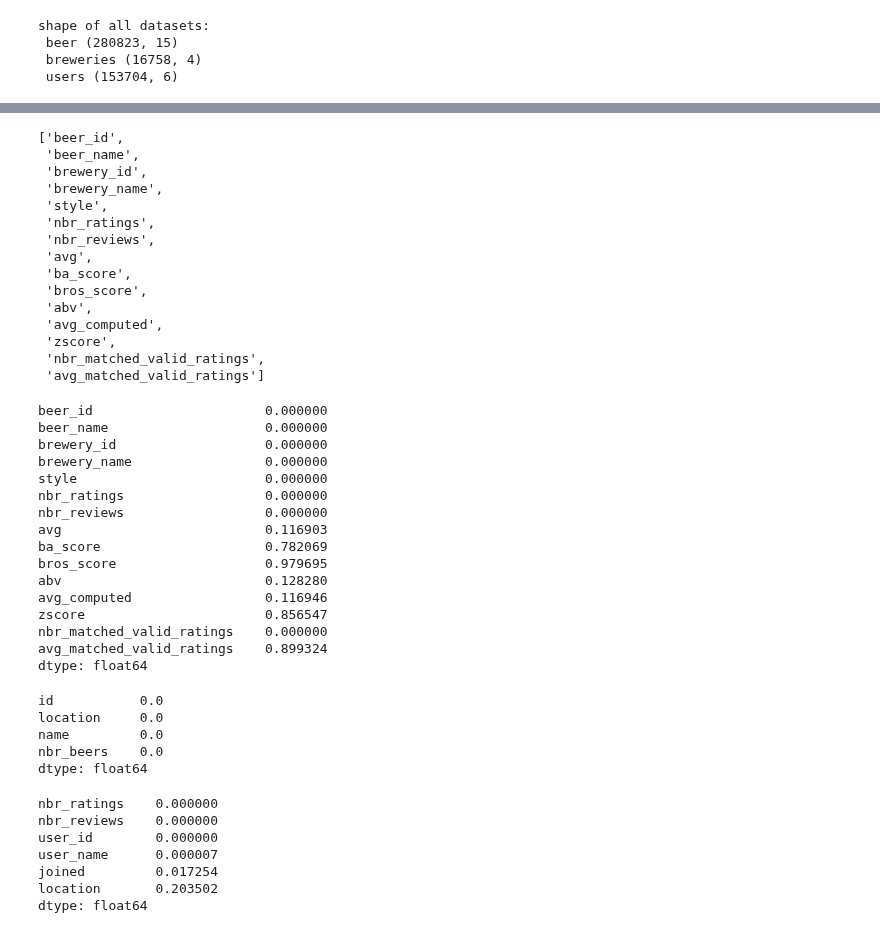
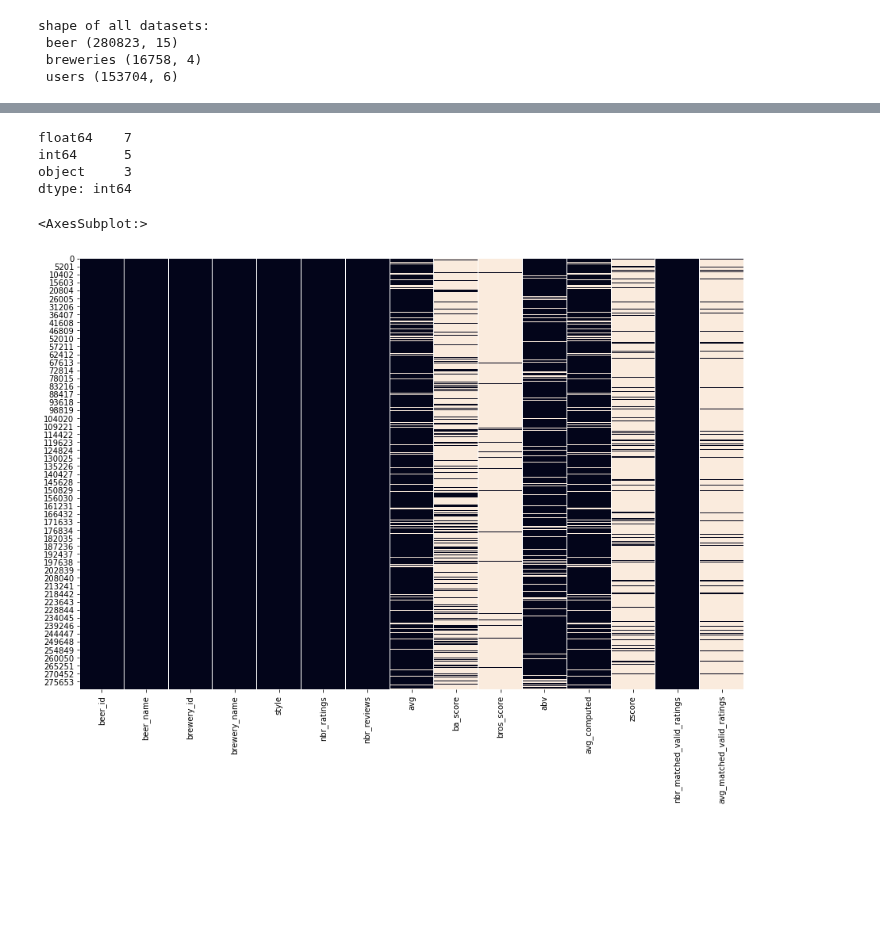
Before and after one commit to epfl-ada/ada-2022-project-hotchocolate, a Jupyter notebook: Exploration_data.ipynb, the cells around one changed output, grey strips where cells are left out. Cells and saved outputs as stored; diff of their text form; code cells hidden in the pictures; blank space fills up the shorter version.

Commit message:
explo advocate beer form analysis

```diff
--- a/Exploration_data.ipynb
+++ b/Exploration_data.ipynb
@@ -25,55 +35,13 @@ shape of all datasets:
 # %%
-df_adv_beer.columns.tolist()
+df_adv_beer.dtypes.value_counts()
 # %% [output]
-['beer_id',
- 'beer_name',
- 'brewery_id',
- 'brewery_name',
- 'style',
- 'nbr_ratings',
- 'nbr_reviews',
- 'avg',
- 'ba_score',
- 'bros_score',
- 'abv',
- 'avg_computed',
- 'zscore',
- 'nbr_matched_valid_ratings',
- 'avg_matched_valid_ratings']
+float64    7
+int64      5
+object     3
+dtype: int64
-# %%
-df_adv_beer.isna().sum()/df_adv_beer.shape[0]
-# %% [output]
-beer_id                      0.000000
-beer_name                    0.000000
-brewery_id                   0.000000
-brewery_name                 0.000000
-style                        0.000000
-nbr_ratings                  0.000000
-nbr_reviews                  0.000000
-avg                          0.116903
-ba_score                     0.782069
-bros_score                   0.979695
-abv                          0.128280
-avg_computed                 0.116946
-zscore                       0.856547
-nbr_matched_valid_ratings    0.000000
-avg_matched_valid_ratings    0.899324
-dtype: float64
-# %%
-df_adv_breweries.isna().sum()/df_adv_breweries.shape[0]
-# %% [output]
-id           0.0
-location     0.0
-name         0.0
-nbr_beers    0.0
-dtype: float64
-# %%
-df_adv_users.isna().sum()/df_adv_users.shape[0]
-# %% [output]
-nbr_ratings    0.000000
-nbr_reviews    0.000000
-user_id        0.000000
-user_name      0.000007
-joined         0.017254
-location       0.203502
-dtype: float64
+# %%
+plt.figure(figsize=(15,10))
+sns.heatmap(df_adv_beer.isna(), cbar=False)
+# %% [output]
+<AxesSubplot:>
+[figure, added]
```
Also changed, not shown: parts of 12 cells of this notebook, 1 other file.
